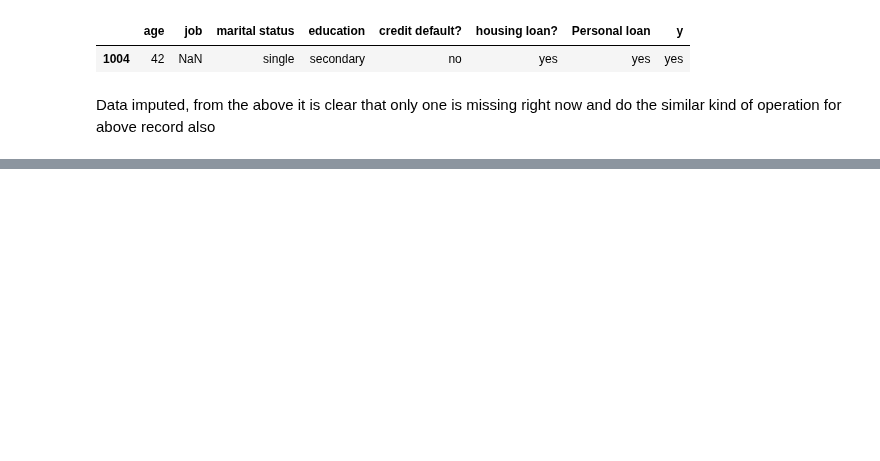
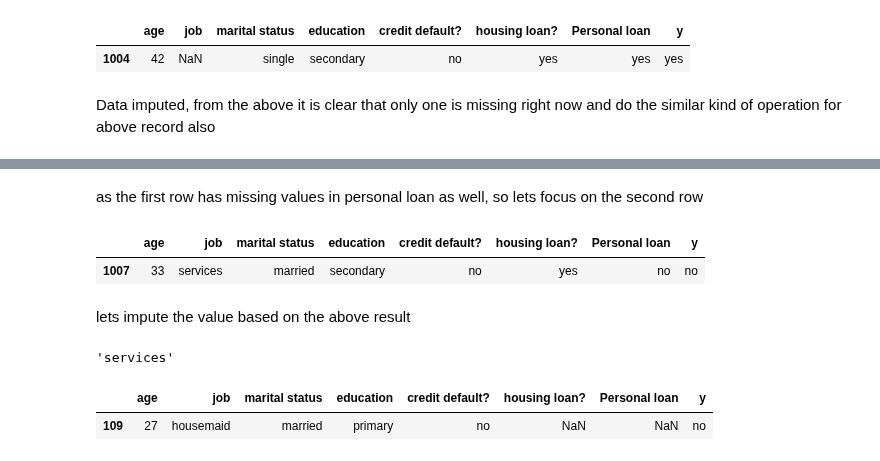
Before and after one commit to lokeshkumarn/Notebooks, a Jupyter notebook: BankTermDeposit.ipynb, the cells around one changed output, grey strips where cells are left out. Saved outputs shown, nothing was run; the diff lists cells and outputs as text; code cells hidden in the pictures; blank space fills up the shorter version.

```diff
--- a/BankTermDeposit.ipynb
+++ b/BankTermDeposit.ipynb
@@ -142,0 +261,27 @@ Data imputed, from the above it is clear that only one is missing right now and
+# %% [markdown]
+as the first row has missing values in personal loan as well, so lets focus on the second row
+# %%
+data[(data['age']==33) &
+    (data['job']=='services') &
+    (data['marital status']=='married') &
+    (data['education']=='secondary') &
+    (data['credit default?']=='no') &
+    (data['housing loan?'].isnull()==False) &
+    (data['Personal loan']=='no') &
+    (data['y']=='no')]
+# %% [output]
+|  | age | job | marital status | education | credit default? | housing loan? | Personal loan | y |
+| 1007 | 33 | services | married | secondary | no | yes | no | no |
+# %% [markdown]
+lets impute the value based on the above result
+# %%
+data[(data['age']==33) &
+    (data['job']=='services') &
+    (data['marital status']=='married') &
+    (data['education']=='secondary') &
+    (data['credit default?']=='no') &
+    (data['housing loan?'].isnull()==False) &
+    (data['Personal loan']=='no') &
+    (data['y']=='no')]['job'].mode()[0]
+# %% [output]
+'services'
@@ -142,0 +305,5 @@ Data imputed, from the above it is clear that only one is missing right now and
+# %%
+data[data['housing loan?'].isnull()]
+# %% [output]
+|  | age | job | marital status | education | credit default? | housing loan? | Personal loan | y |
+| 109 | 27 | housemaid | married | primary | no | NaN | NaN | no |
```
Also changed, not shown: parts of 25 cells of this notebook.
